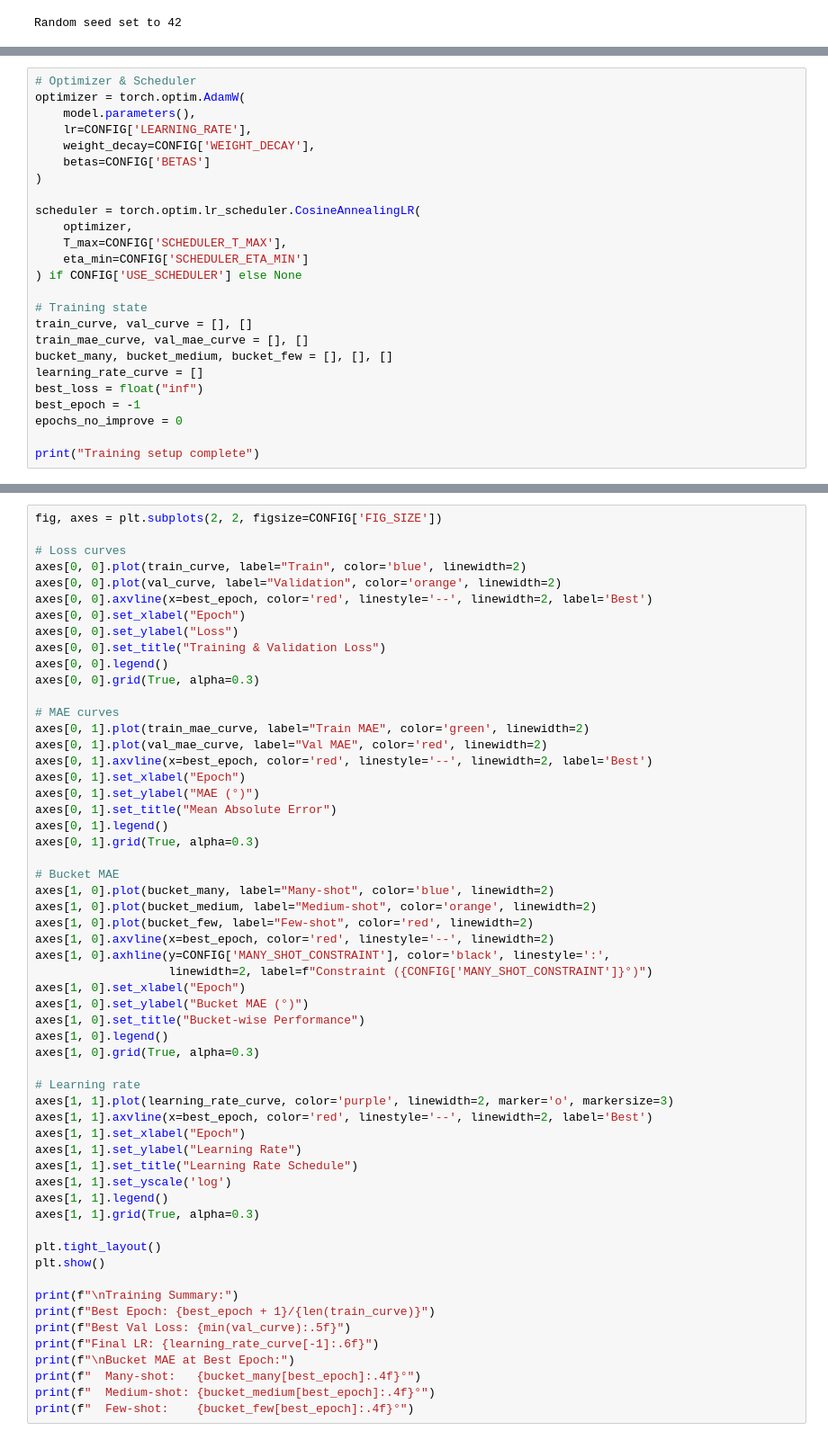
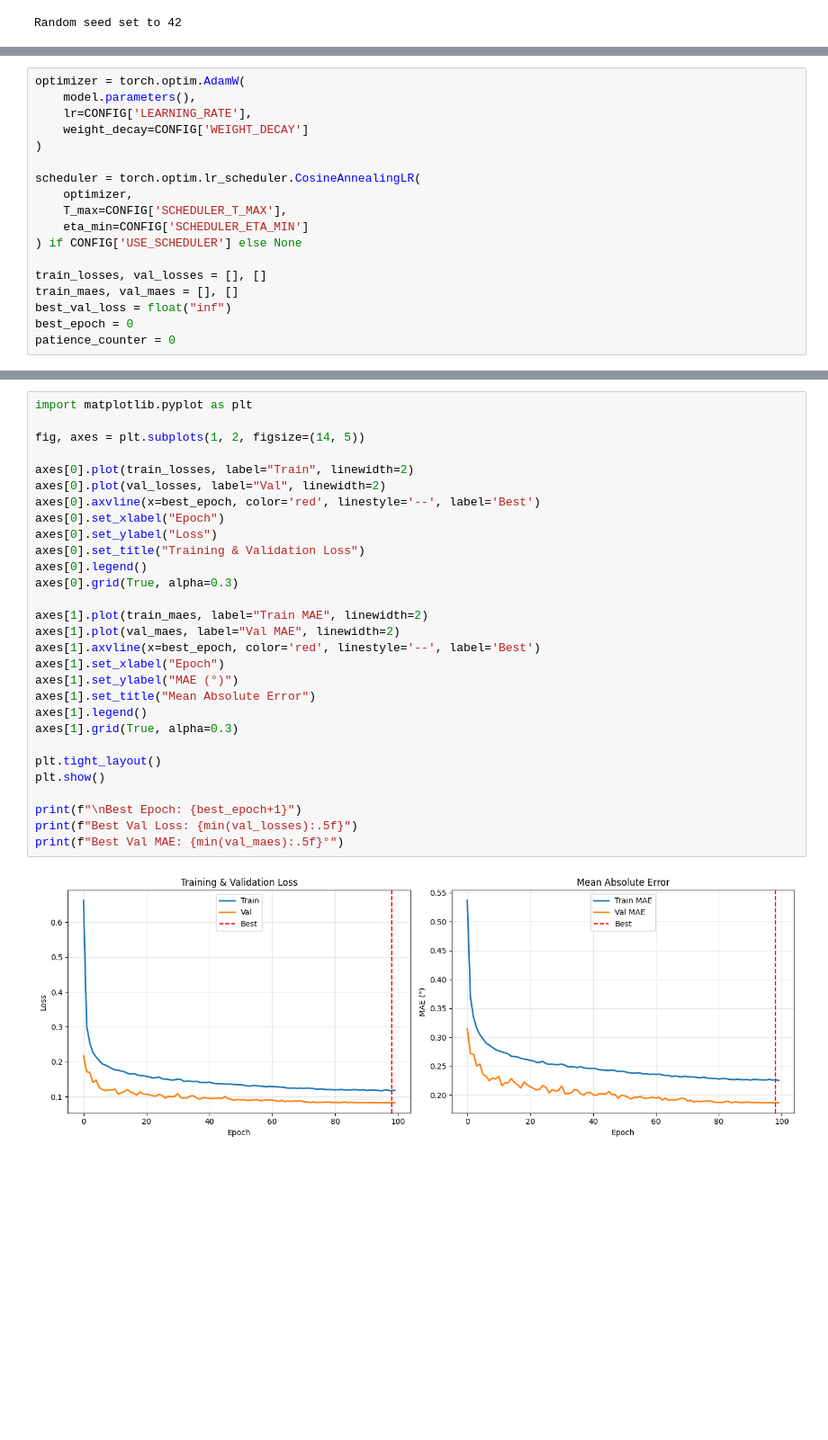
Before and after one commit to jobelgeorge/Sensing-the-drift, a Jupyter notebook: notebooks/task3v1.ipynb, the cells around one changed output, grey strips where cells are left out. Shown at 90% size. Cells and saved outputs as stored; diff of their text form; blank space fills up the shorter version.

```diff
--- a/notebooks/task3v1.ipynb
+++ b/notebooks/task3v1.ipynb
@@ -364,10 +203,8 @@ Few-shot samples (|target| > 0.4°): 73,268 (53.45%)
 # %%
-# Optimizer & Scheduler
 optimizer = torch.optim.AdamW(
     model.parameters(),
     lr=CONFIG['LEARNING_RATE'],
-    weight_decay=CONFIG['WEIGHT_DECAY'],
-    betas=CONFIG['BETAS']
+    weight_decay=CONFIG['WEIGHT_DECAY']
 )
 
 scheduler = torch.optim.lr_scheduler.CosineAnnealingLR(
@@ -376,13 +213,8 @@ scheduler = torch.optim.lr_scheduler.CosineAnnealingLR(
     eta_min=CONFIG['SCHEDULER_ETA_MIN']
 ) if CONFIG['USE_SCHEDULER'] else None
 
-# Training state
-train_curve, val_curve = [], []
-train_mae_curve, val_mae_curve = [], []
-bucket_many, bucket_medium, bucket_few = [], [], []
-learning_rate_curve = []
-best_loss = float("inf")
-best_epoch = -1
-epochs_no_improve = 0
-
-print("Training setup complete")
+train_losses, val_losses = [], []
+train_maes, val_maes = [], []
+best_val_loss = float("inf")
+best_epoch = 0
+patience_counter = 0
@@ -586,57 +323,31 @@ print(f"Many: {checkpoint['many_mae']:.4f}° | Few: {checkpoint['few_mae']:.4f}
 # %%
-fig, axes = plt.subplots(2, 2, figsize=CONFIG['FIG_SIZE'])
+import matplotlib.pyplot as plt
 
-# Loss curves
-axes[0, 0].plot(train_curve, label="Train", color='blue', linewidth=2)
-axes[0, 0].plot(val_curve, label="Validation", color='orange', linewidth=2)
-axes[0, 0].axvline(x=best_epoch, color='red', linestyle='--', linewidth=2, label='Best')
-axes[0, 0].set_xlabel("Epoch")
-axes[0, 0].set_ylabel("Loss")
-axes[0, 0].set_title("Training & Validation Loss")
-axes[0, 0].legend()
-axes[0, 0].grid(True, alpha=0.3)
+fig, axes = plt.subplots(1, 2, figsize=(14, 5))
 
-# MAE curves
-axes[0, 1].plot(train_mae_curve, label="Train MAE", color='green', linewidth=2)
-axes[0, 1].plot(val_mae_curve, label="Val MAE", color='red', linewidth=2)
-axes[0, 1].axvline(x=best_epoch, color='red', linestyle='--', linewidth=2, label='Best')
-axes[0, 1].set_xlabel("Epoch")
-axes[0, 1].set_ylabel("MAE (°)")
-axes[0, 1].set_title("Mean Absolute Error")
-axes[0, 1].legend()
-axes[0, 1].grid(True, alpha=0.3)
+axes[0].plot(train_losses, label="Train", linewidth=2)
+axes[0].plot(val_losses, label="Val", linewidth=2)
+axes[0].axvline(x=best_epoch, color='red', linestyle='--', label='Best')
+axes[0].set_xlabel("Epoch")
+axes[0].set_ylabel("Loss")
+axes[0].set_title("Training & Validation Loss")
+axes[0].legend()
+axes[0].grid(True, alpha=0.3)
 
-# Bucket MAE
-axes[1, 0].plot(bucket_many, label="Many-shot", color='blue', linewidth=2)
-axes[1, 0].plot(bucket_medium, label="Medium-shot", color='orange', linewidth=2)
-axes[1, 0].plot(bucket_few, label="Few-shot", color='red', linewidth=2)
-axes[1, 0].axvline(x=best_epoch, color='red', linestyle='--', linewidth=2)
-axes[1, 0].axhline(y=CONFIG['MANY_SHOT_CONSTRAINT'], color='black', linestyle=':',
-                   linewidth=2, label=f"Constraint ({CONFIG['MANY_SHOT_CONSTRAINT']}°)")
-axes[1, 0].set_xlabel("Epoch")
-axes[1, 0].set_ylabel("Bucket MAE (°)")
-axes[1, 0].set_title("Bucket-wise Performance")
-axes[1, 0].legend()
-axes[1, 0].grid(True, alpha=0.3)
-
-# Learning rate
-axes[1, 1].plot(learning_rate_curve, color='purple', linewidth=2, marker='o', markersize=3)
-axes[1, 1].axvline(x=best_epoch, color='red', linestyle='--', linewidth=2, label='Best')
-axes[1, 1].set_xlabel("Epoch")
-axes[1, 1].set_ylabel("Learning Rate")
-axes[1, 1].set_title("Learning Rate Schedule")
-axes[1, 1].set_yscale('log')
-axes[1, 1].legend()
-axes[1, 1].grid(True, alpha=0.3)
+axes[1].plot(train_maes, label="Train MAE", linewidth=2)
+axes[1].plot(val_maes, label="Val MAE", linewidth=2)
+axes[1].axvline(x=best_epoch, color='red', linestyle='--', label='Best')
+axes[1].set_xlabel("Epoch")
+axes[1].set_ylabel("MAE (°)")
+axes[1].set_title("Mean Absolute Error")
+axes[1].legend()
+axes[1].grid(True, alpha=0.3)
 
 plt.tight_layout()
 plt.show()
 
-print(f"\nTraining Summary:")
-print(f"Best Epoch: {best_epoch + 1}/{len(train_curve)}")
-print(f"Best Val Loss: {min(val_curve):.5f}")
-print(f"Final LR: {learning_rate_curve[-1]:.6f}")
-print(f"\nBucket MAE at Best Epoch:")
-print(f"  Many-shot:   {bucket_many[best_epoch]:.4f}°")
-print(f"  Medium-shot: {bucket_medium[best_epoch]:.4f}°")
-print(f"  Few-shot:    {bucket_few[best_epoch]:.4f}°")
+print(f"\nBest Epoch: {best_epoch+1}")
+print(f"Best Val Loss: {min(val_losses):.5f}")
+print(f"Best Val MAE: {min(val_maes):.5f}°")
+# %% [output]
+[figure, added]
```
Also changed, not shown: parts of 34 cells of this notebook, 7 other files.
